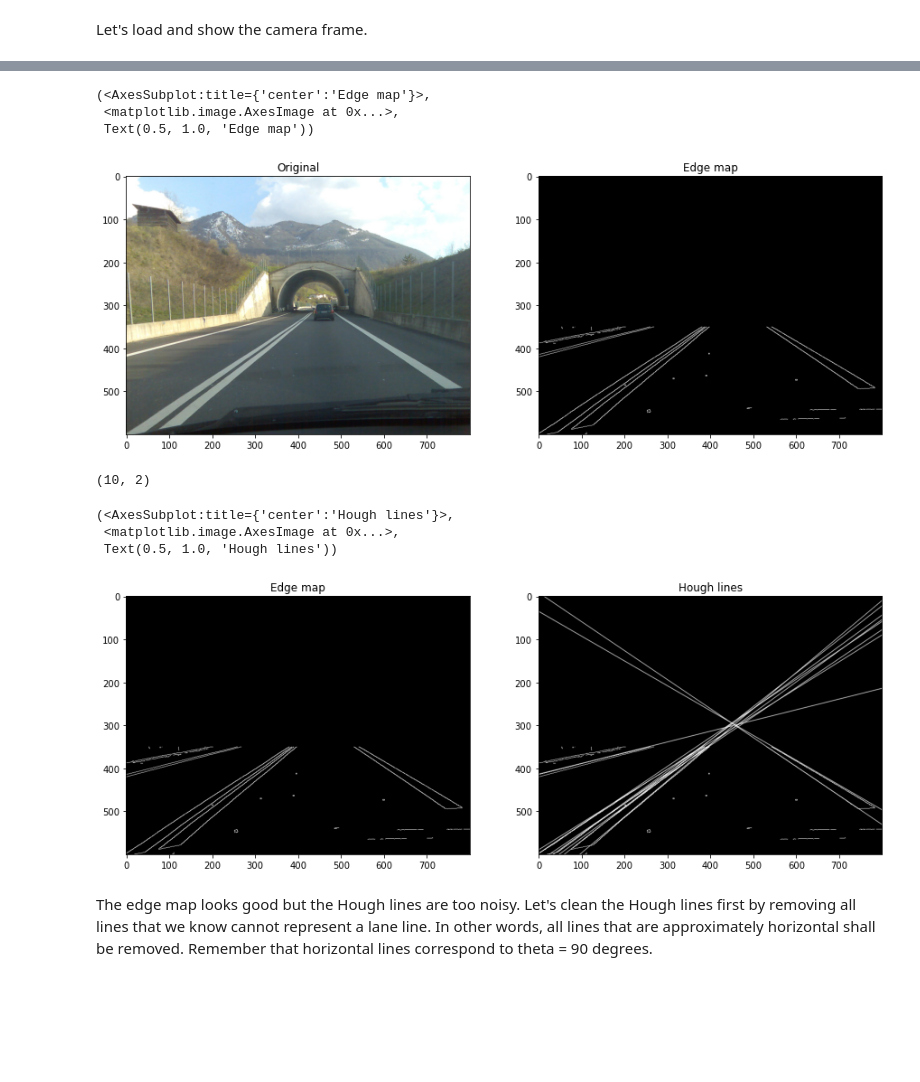
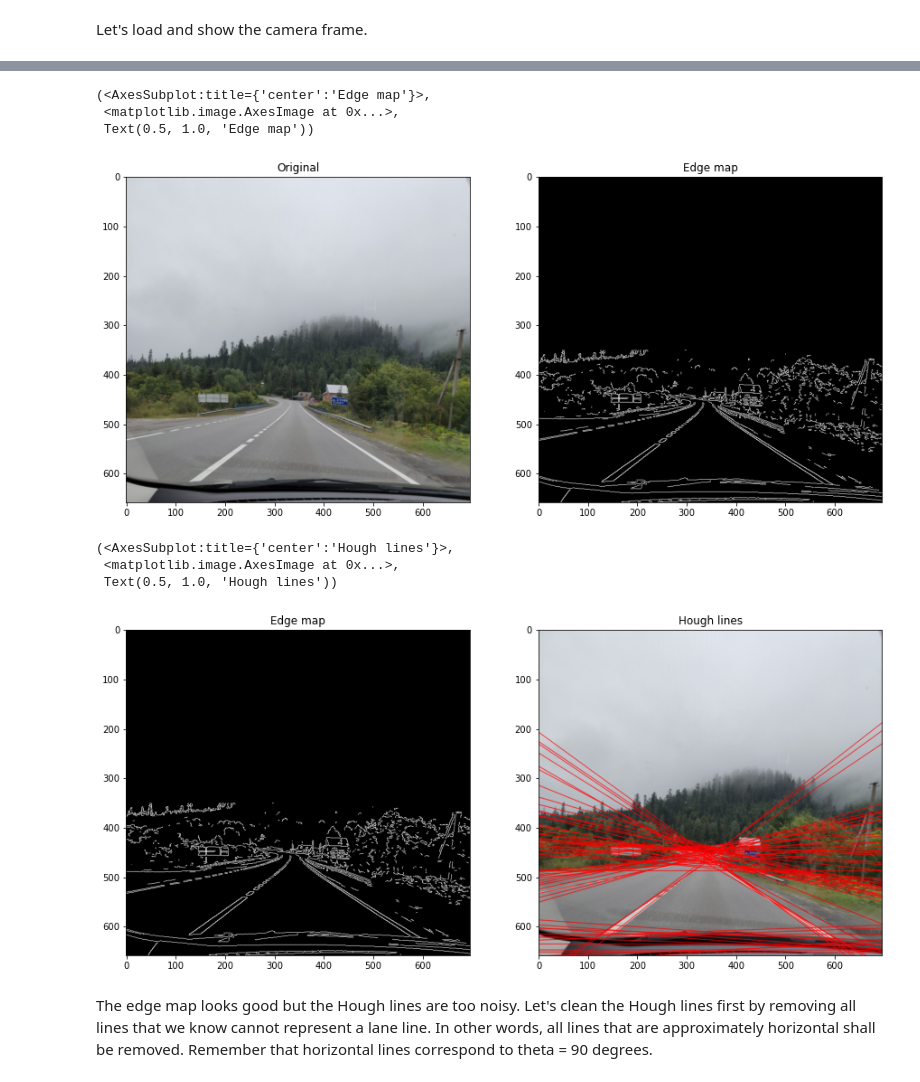
Before and after one commit to odromaniuk/course-computer-vision, a Jupyter notebook: lesson_4/homework/Homework.ipynb, the cells around one changed output, grey strips where cells are left out. Saved outputs shown, nothing was run; the diff lists cells and outputs as text; code cells hidden in the pictures; blank space fills up the shorter version.

```diff
--- a/lesson_4/homework/Homework.ipynb
+++ b/lesson_4/homework/Homework.ipynb
@@ -14,7 +14,7 @@ plt.rcParams['figure.figsize'] = [15, 10]
 # %% [markdown]
 Let's load and show the camera frame.
 # %%
-img = cv2.imread('../data/dashcam.jpg')
+img = cv2.imread('../data/road_carpathian.jpeg')
 img = cv2.cvtColor(img, cv2.COLOR_BGR2RGB)
 img = cv2.resize(img, None, fx=0.5, fy=0.5)
 plt.imshow(img)
@@ -43,43 +43,43 @@ plt.subplot(122), plt.imshow(edges, cmap='gray'), plt.title('Edge map')
 (<AxesSubplot:title={'center':'Edge map'}>,
  <matplotlib.image.AxesImage at 0x...>,
  Text(0.5, 1.0, 'Edge map'))
-[figure, old version]
+[figure, new version]
 # %%
+def degree_to_rad(degree):
+    return degree*np.pi/180
+
 # Apply Hough transform to parametrize the lines
 # Hint 1: Offset resolution of 2 pixels and slope resolution of 2 degrees work well in this case
 # Hint 2: A suitable value for the accumulator threshold is 190
-lines = cv2.HoughLines(edges, rho=2, theta=2*np.pi/180, threshold=190)
+lines = cv2.HoughLines(edges, rho=2, theta=degree_to_rad(2), threshold=190)
 
 # Let's get rid of the unnecessary dimension
 lines = lines[:, 0, :]
-# %% [output]
-(10, 2)
 # %%
 # Plot the resulting Hough lines
-result = np.copy(edges)
+result = np.copy(img)
 
 for line in lines:
     rho = line[0]
     theta = line[1]
-
     a = math.cos(theta)
     b = math.sin(theta)
 
     x0 = a * rho
     y0 = b * rho
 
     pt1 = (int(x0 + 1000*(-b)), int(y0 + 1000*(a)))
     pt2 = (int(x0 - 1000*(-b)), int(y0 - 1000*(a)))
 
     cv2.line(result, pt1, pt2, 255, 1, cv2.LINE_AA)
 
 plt.subplot(121), plt.imshow(edges, cmap='gray'), plt.title('Edge map')
 plt.subplot(122), plt.imshow(result, cmap='gray'), plt.title('Hough lines')
 # %% [output]
 (<AxesSubplot:title={'center':'Hough lines'}>,
  <matplotlib.image.AxesImage at 0x...>,
  Text(0.5, 1.0, 'Hough lines'))
-[figure, old version]
+[figure, new version]
 # %% [markdown]
 The edge map looks good but the Hough lines are too noisy. Let's clean the Hough lines first by removing all lines that we know cannot represent a lane line. In other words, all lines that are approximately horizontal shall be removed. Remember that horizontal lines correspond to theta = 90 degrees.
 # %%
```
Also changed, not shown: parts of 6 cells of this notebook, 1 other file.
